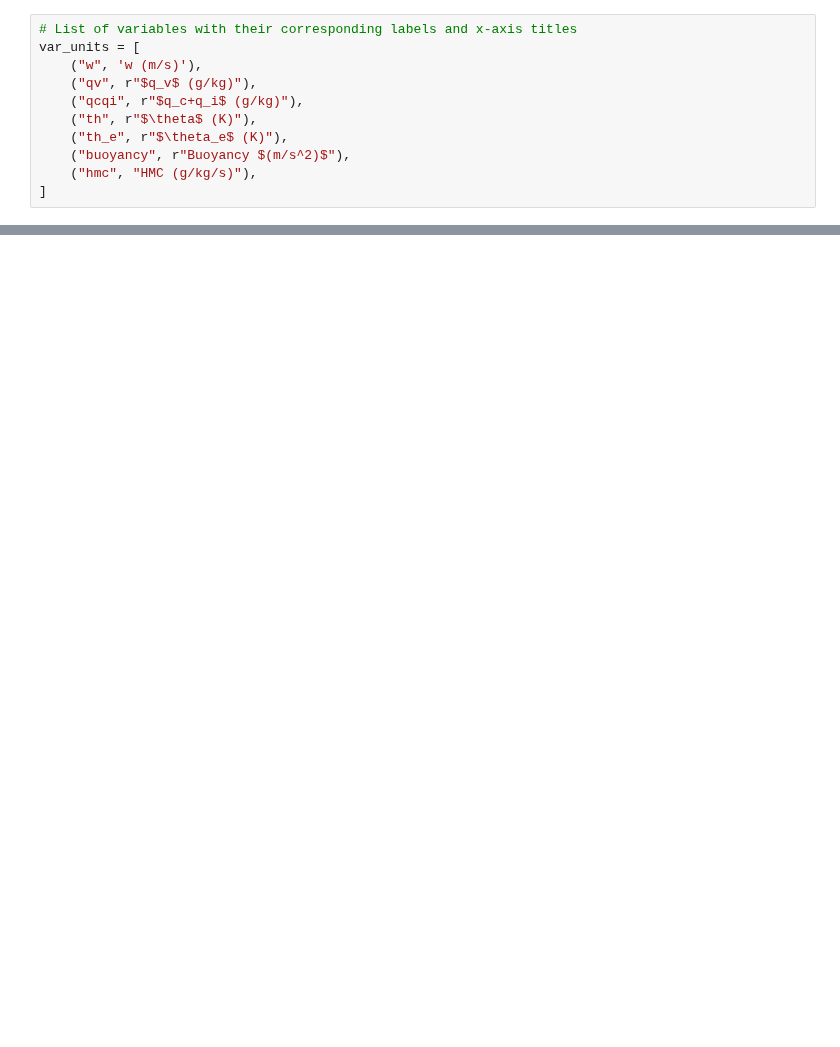
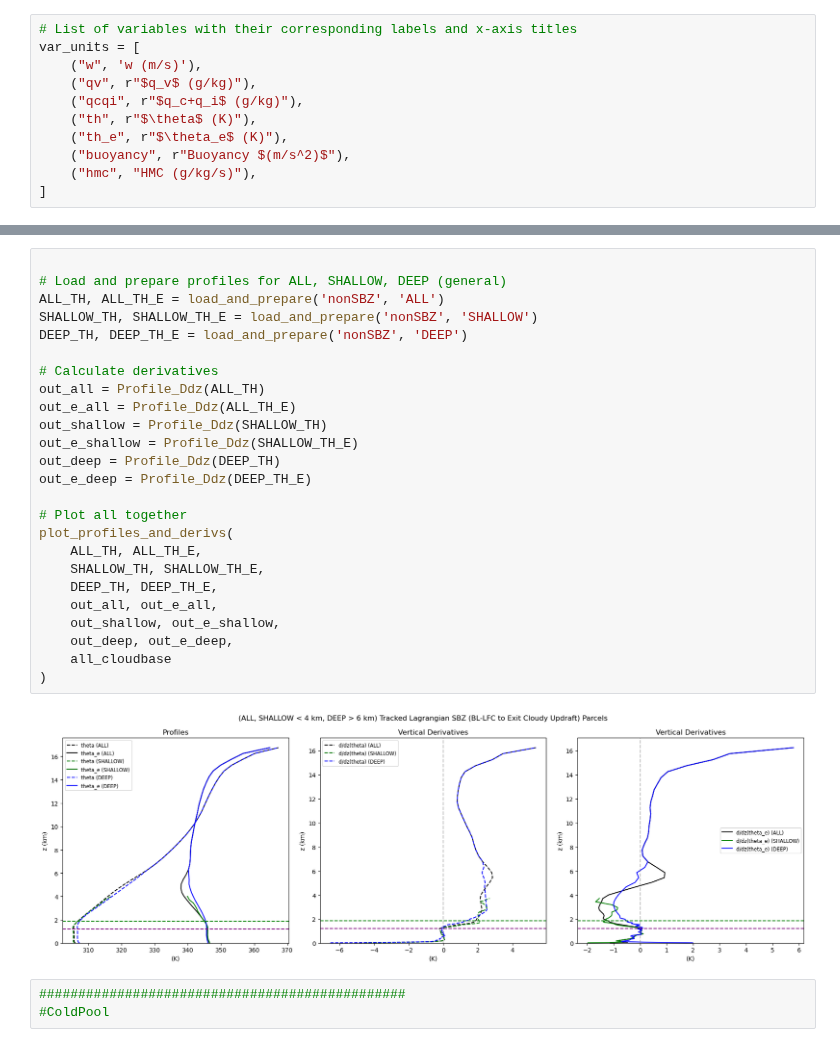
Before and after one commit to torrilab/DCI-Project, a Jupyter notebook: Code/Project_Algorithms/Tracked_Profiles/Tracked_LapseRate_Profiles_Plotting.ipynb, the cells around one changed output, grey strips where cells are left out. Cells and saved outputs as stored; diff of their text form; blank space fills up the shorter version.

```diff
--- a/Code/Project_Algorithms/Tracked_Profiles/Tracked_LapseRate_Profiles_Plotting.ipynb
+++ b/Code/Project_Algorithms/Tracked_Profiles/Tracked_LapseRate_Profiles_Plotting.ipynb
@@ -293,0 +372,30 @@ plot_profiles_and_derivs(
+# %%
+
+# Load and prepare profiles for ALL, SHALLOW, DEEP (general)
+ALL_TH, ALL_TH_E = load_and_prepare('nonSBZ', 'ALL')
+SHALLOW_TH, SHALLOW_TH_E = load_and_prepare('nonSBZ', 'SHALLOW')
+DEEP_TH, DEEP_TH_E = load_and_prepare('nonSBZ', 'DEEP')
+
+# Calculate derivatives
+out_all = Profile_Ddz(ALL_TH)
+out_e_all = Profile_Ddz(ALL_TH_E)
+out_shallow = Profile_Ddz(SHALLOW_TH)
+out_e_shallow = Profile_Ddz(SHALLOW_TH_E)
+out_deep = Profile_Ddz(DEEP_TH)
+out_e_deep = Profile_Ddz(DEEP_TH_E)
+
+# Plot all together
+plot_profiles_and_derivs(
+    ALL_TH, ALL_TH_E,
+    SHALLOW_TH, SHALLOW_TH_E,
+    DEEP_TH, DEEP_TH_E,
+    out_all, out_e_all,
+    out_shallow, out_e_shallow,
+    out_deep, out_e_deep,
+    all_cloudbase
+)
+# %% [output]
+[figure, added]
+# %%
+###############################################
+#ColdPool
```
Also changed, not shown: parts of 12 cells of this notebook, 5 other files.
